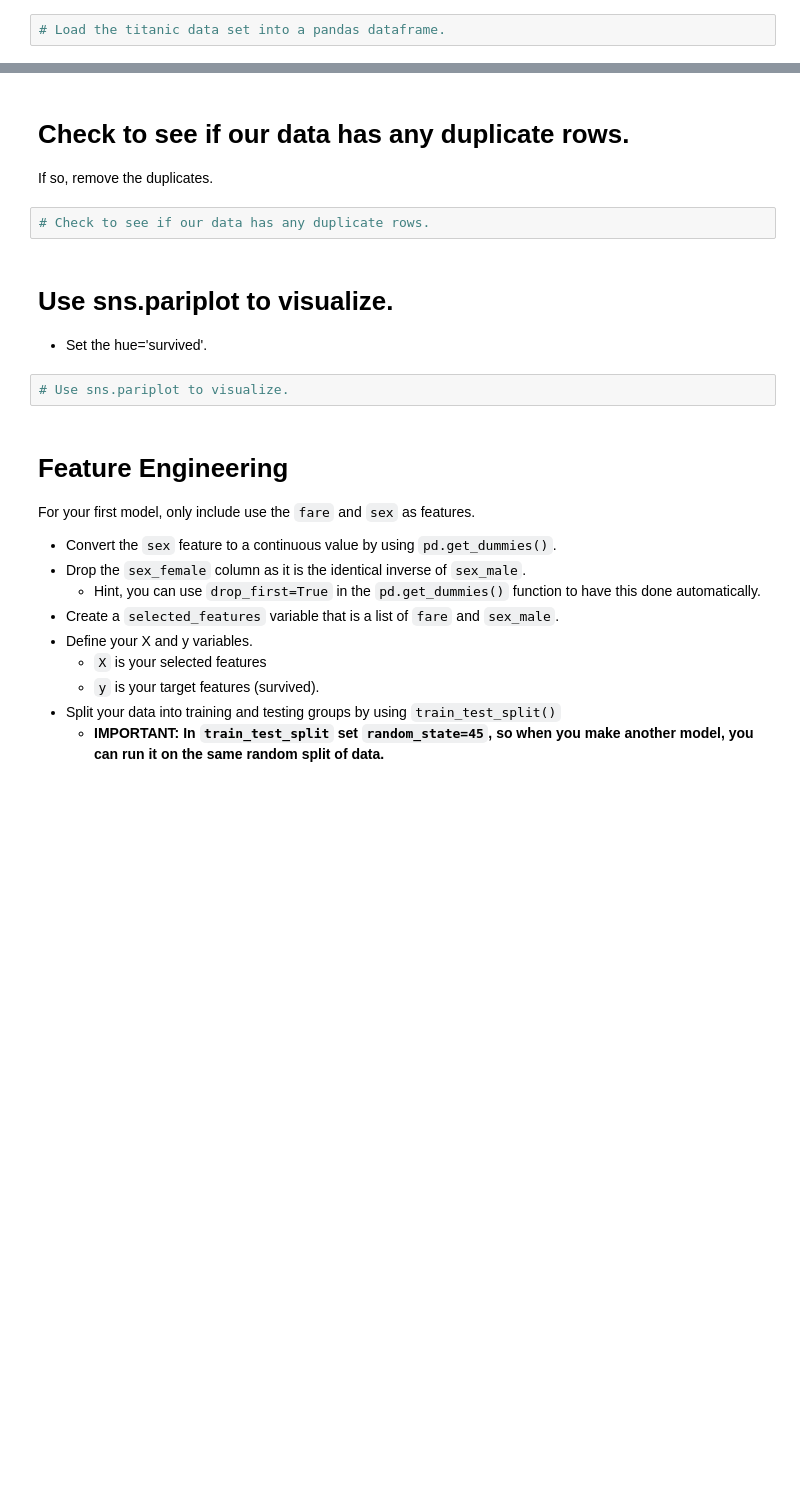
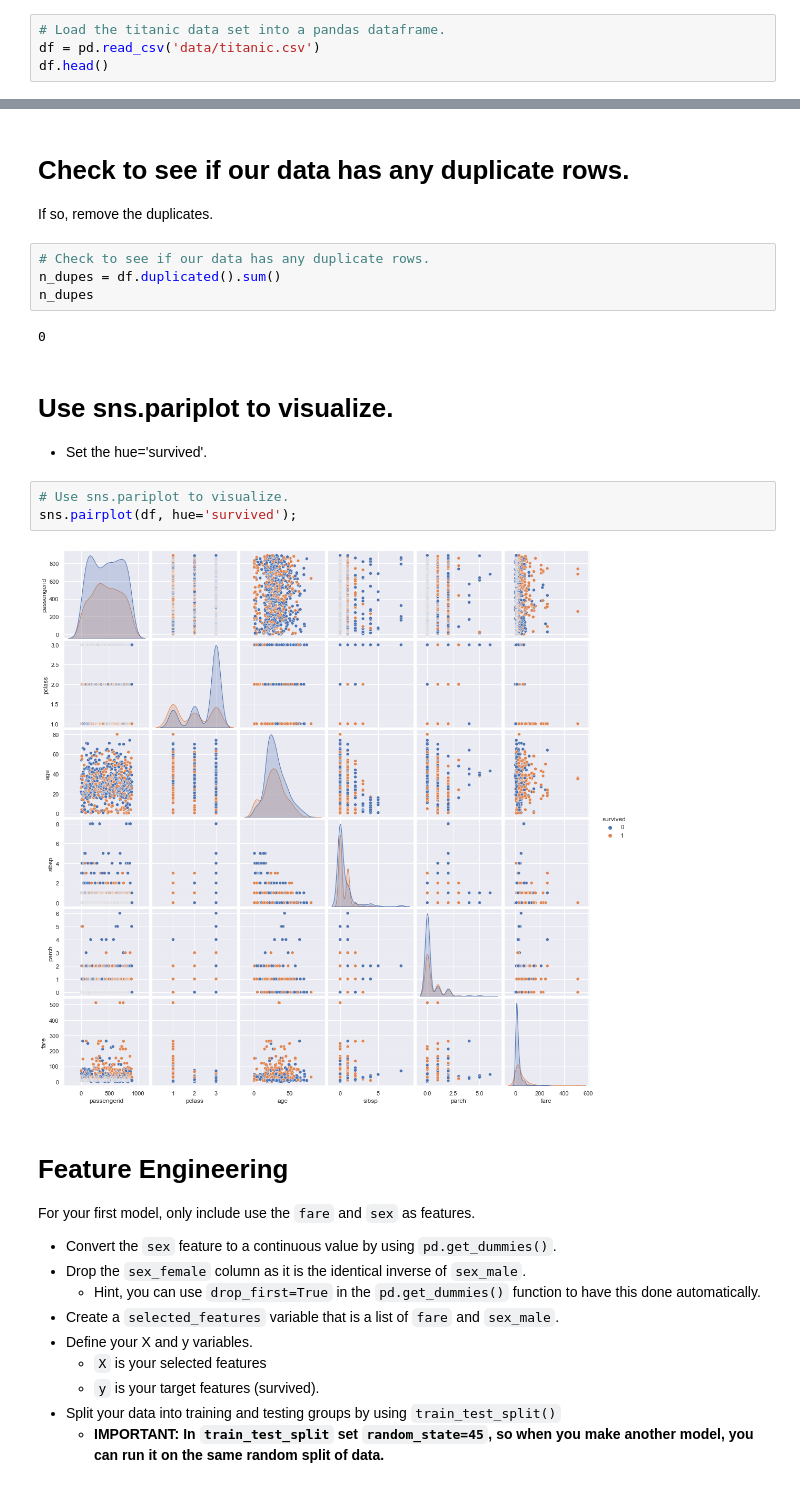
Before and after one commit to XinJin96/2021-fall-data-science, a Jupyter notebook: Week-03-Intro-To-ML/Exercise-Logistic-Regression.ipynb, the cells around one changed output, grey strips where cells are left out. Drawn from its saved outputs; the diff is of its cells as text; blank space fills up the shorter version.

```diff
--- a/Week-03-Intro-To-ML/Exercise-Logistic-Regression.ipynb
+++ b/Week-03-Intro-To-ML/Exercise-Logistic-Regression.ipynb
@@ -27,3 +30,5 @@ from sklearn.metrics import accuracy_score, precision_score, recall_score, confu
 * Load the titanic data set into a pandas dataframe.
 # %%
 # Load the titanic data set into a pandas dataframe.
+df = pd.read_csv('data/titanic.csv')
+df.head()
@@ -40,11 +67,18 @@ Inspect which varibles may be good / not good for using as features based on nul
 If so, remove the duplicates.
 # %%
 # Check to see if our data has any duplicate rows.
+n_dupes = df.duplicated().sum()
+n_dupes
+# %% [output]
+0
 # %% [markdown]
 # Use sns.pariplot to visualize.
 * Set the hue='survived'.
 # %%
 # Use sns.pariplot to visualize.
+sns.pairplot(df, hue='survived');
+# %% [output]
+[figure, added]
 # %% [markdown]
 # Feature Engineering
 For your first model, only include use the `fare` and `sex` as features.
```
Also changed, not shown: parts of 13 cells of this notebook.
